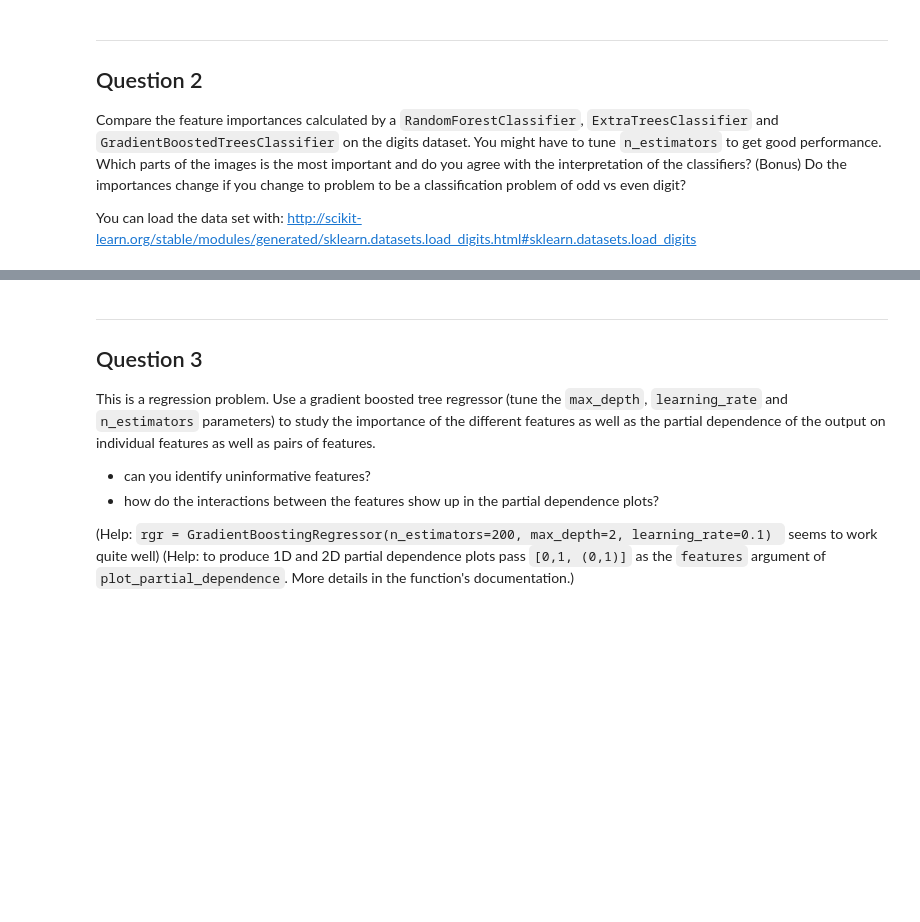
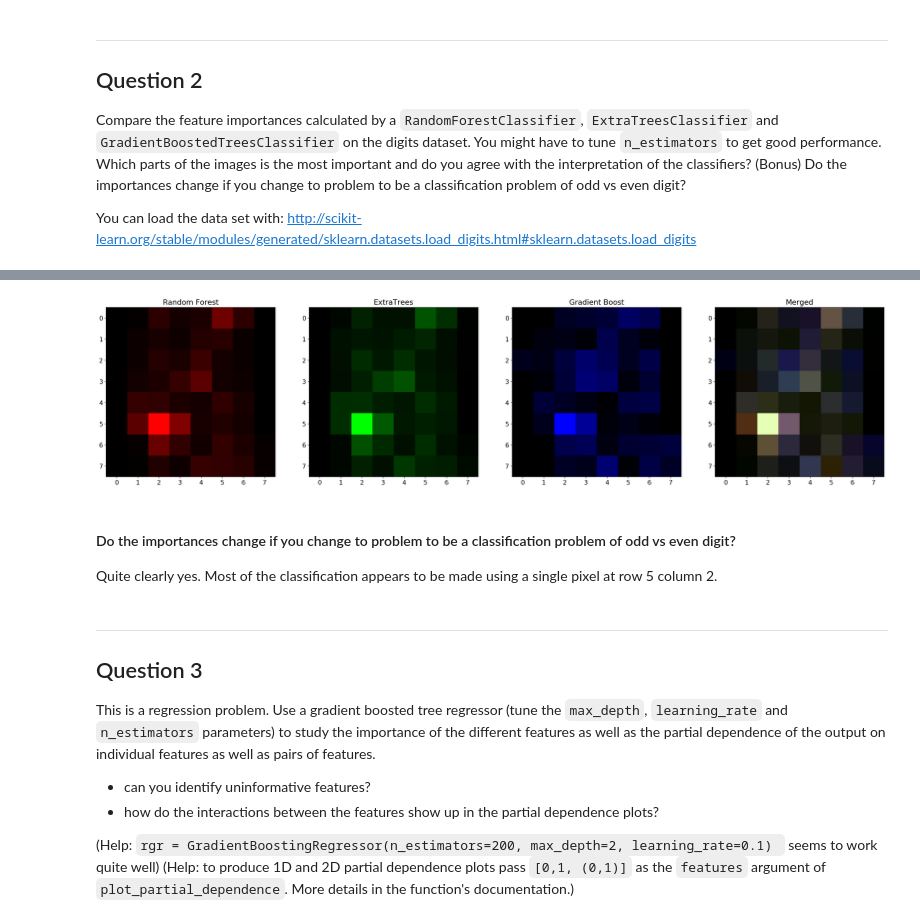
Before and after one commit to JonSulc/advanced-comp-2017, a Jupyter notebook: 02-trees/exercise.ipynb, the cells around one changed output, grey strips where cells are left out. Saved outputs shown, nothing was run; the diff lists cells and outputs as text; code cells hidden in the pictures; blank space fills up the shorter version.

```diff
--- a/02-trees/exercise.ipynb
+++ b/02-trees/exercise.ipynb
@@ -52,3 +165,45 @@ You can load the data set with: http://scikit-learn.org/stable/modules/generated
+# %%
+from sklearn.datasets import load_digits
+from sklearn.ensemble import ExtraTreesClassifier, RandomForestClassifier, GradientBoostingClassifier
+from sklearn.model_selection import train_test_split
+
+digits = load_digits()
+X_train, X_test, y_train, y_test = train_test_split(digits.data, digits.target%2 == 0, train_size=0.5,
+                                                    random_state=42)
+
+rfclf = RandomForestClassifier(n_estimators=125)
+rfclf.fit(X_train, y_train)
+etclf = ExtraTreesClassifier(n_estimators=125)
+etclf.fit(X_train, y_train)
+gbclf = GradientBoostingClassifier(n_estimators=125)
+gbclf.fit(X_train, y_train)
+
+feature_importances = np.stack(((rfclf.feature_importances_.reshape(digits.images[0].shape)),
+                                (etclf.feature_importances_.reshape(digits.images[0].shape)),
+                                (gbclf.feature_importances_.reshape(digits.images[0].shape))), axis=2)
+
+fig, axs = plt.subplots(1, 4, figsize=(4*8, 8))
+
+axs[0].imshow(np.stack((feature_importances[:,:,0]/np.max(feature_importances[:,:,0]),
+                        np.zeros(digits.images[0].shape),
+                        np.zeros(digits.images[0].shape)), axis=2))
+axs[0].set_title('Random Forest')
+axs[1].imshow(np.stack((np.zeros(digits.images[0].shape),
+                        feature_importances[:,:,1]/np.max(feature_importances[:,:,1]),
+                        np.zeros(digits.images[0].shape)), axis=2))
+axs[1].set_title('ExtraTrees')
+axs[2].imshow(np.stack((np.zeros(digits.images[0].shape),
+                        np.zeros(digits.images[0].shape),
+                        feature_importances[:,:,2]/np.max(feature_importances[:,:,2])), axis=2))
+axs[2].set_title('Gradient Boost')
+axs[3].imshow(feature_importances/np.max(feature_importances))
+axs[3].set_title('Merged');
+# %% [output]
+[figure, added]
+# %% [markdown]
+#### Do the importances change if you change to problem to be a classification problem of odd vs even digit?
+
+Quite clearly yes. Most of the classification appears to be made using a single pixel at row 5 column 2.
 # %% [markdown]
 ---
 
```
Also changed, not shown: parts of 16 cells of this notebook, 1 other file.
